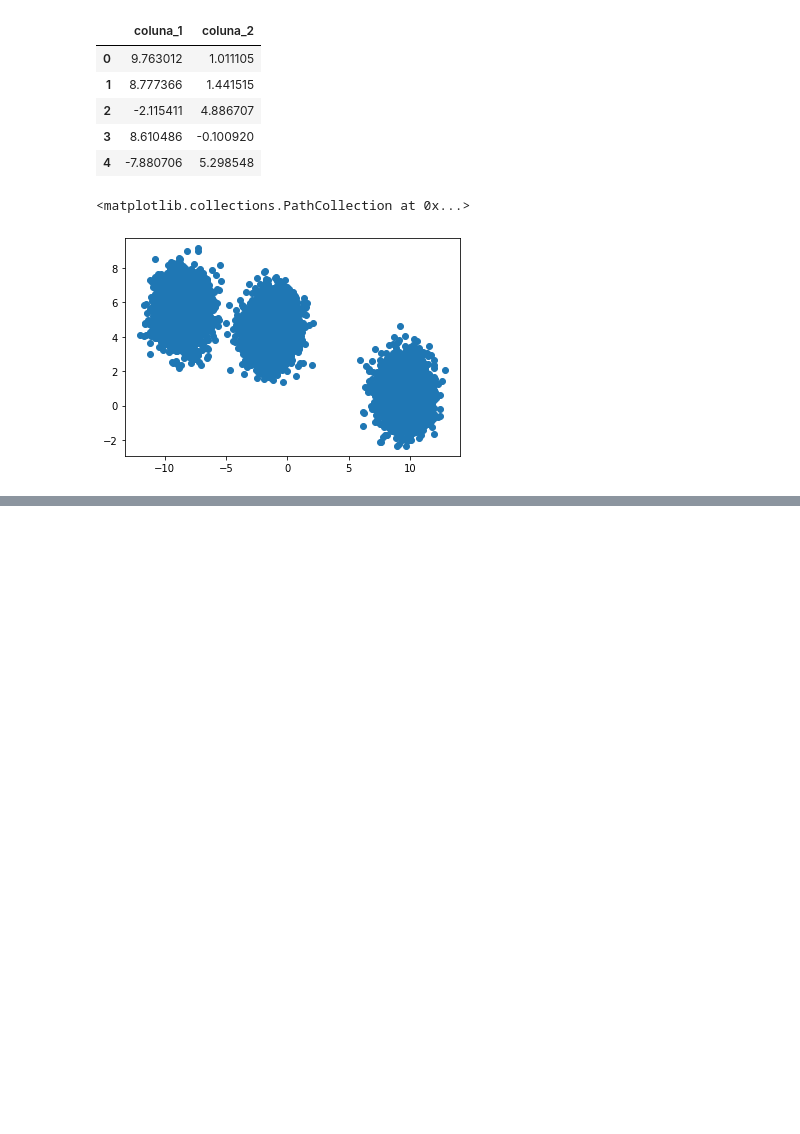
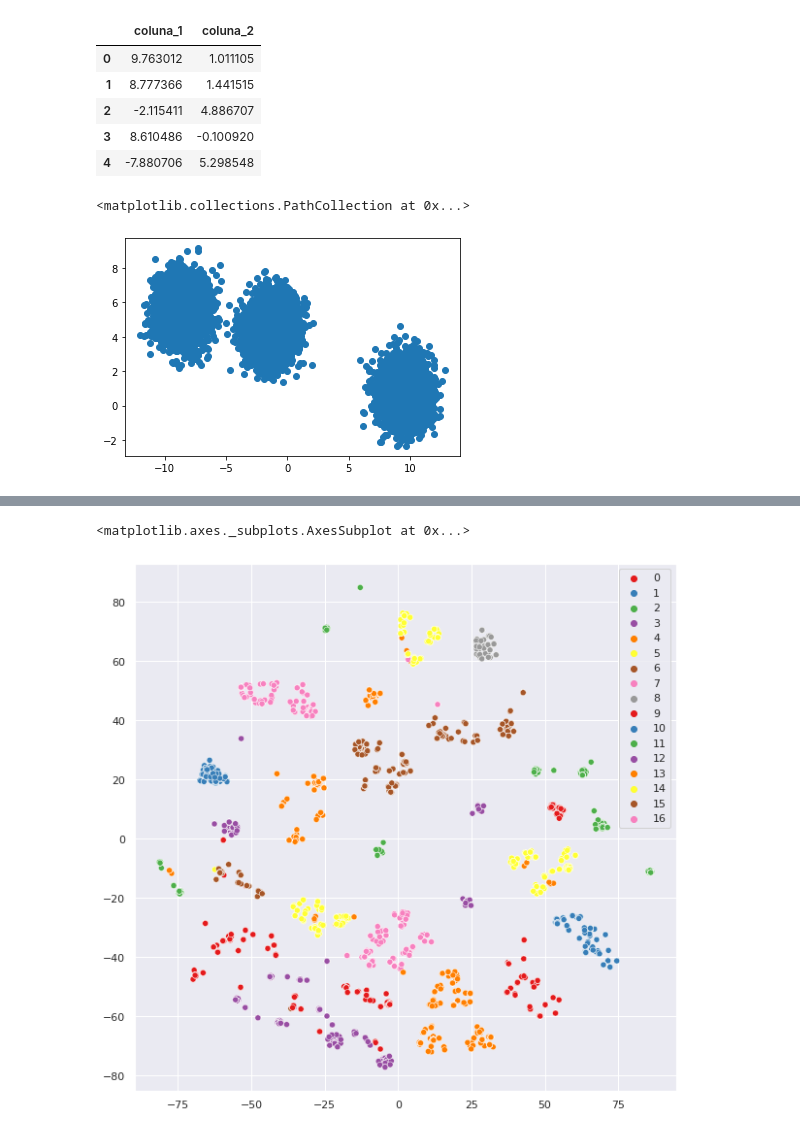
Before and after one commit to samusolva/aprendizado_nao_supervisionado, a Jupyter notebook: filmes.ipynb, the cells around one changed output, grey strips where cells are left out. Cells and saved outputs as stored; diff of their text form; code cells hidden in the pictures; blank space fills up the shorter version.

```diff
--- a/filmes.ipynb
+++ b/filmes.ipynb
@@ -180,0 +211,3 @@ resultado.inertia.plot()
+# %%
+visualizacao = tnse.fit_transform(generos_escaldos)
+visualizacao
@@ -180,0 +222,9 @@ resultado.inertia.plot()
+# %%
+sns.set(rc={'figure.figsize':(10,10)})
+sns.scatterplot(x=visualizacao[:,0],
+                y=visualizacao[:,1],
+                hue = grupos,
+                palette = sns.color_palette('Set1',17))
+# %% [output]
+<matplotlib.axes._subplots.AxesSubplot at 0x...>
+[figure, added]
```
Also changed, not shown: parts of 16 cells of this notebook.
